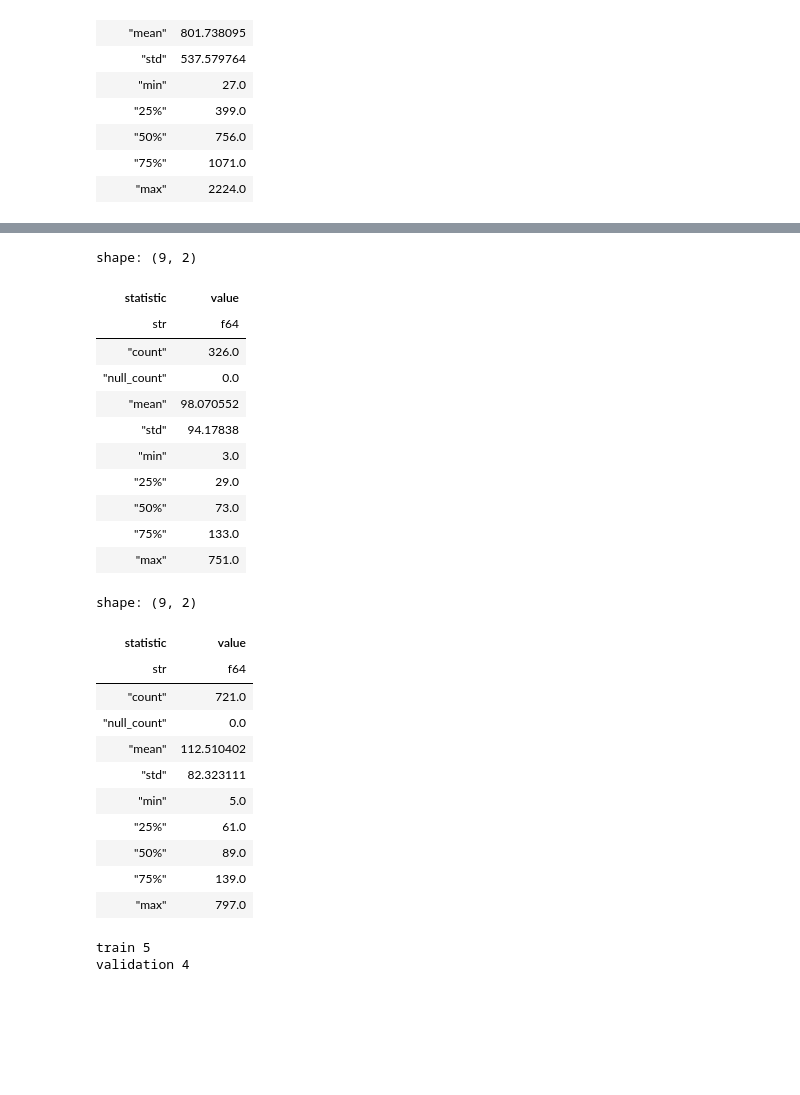
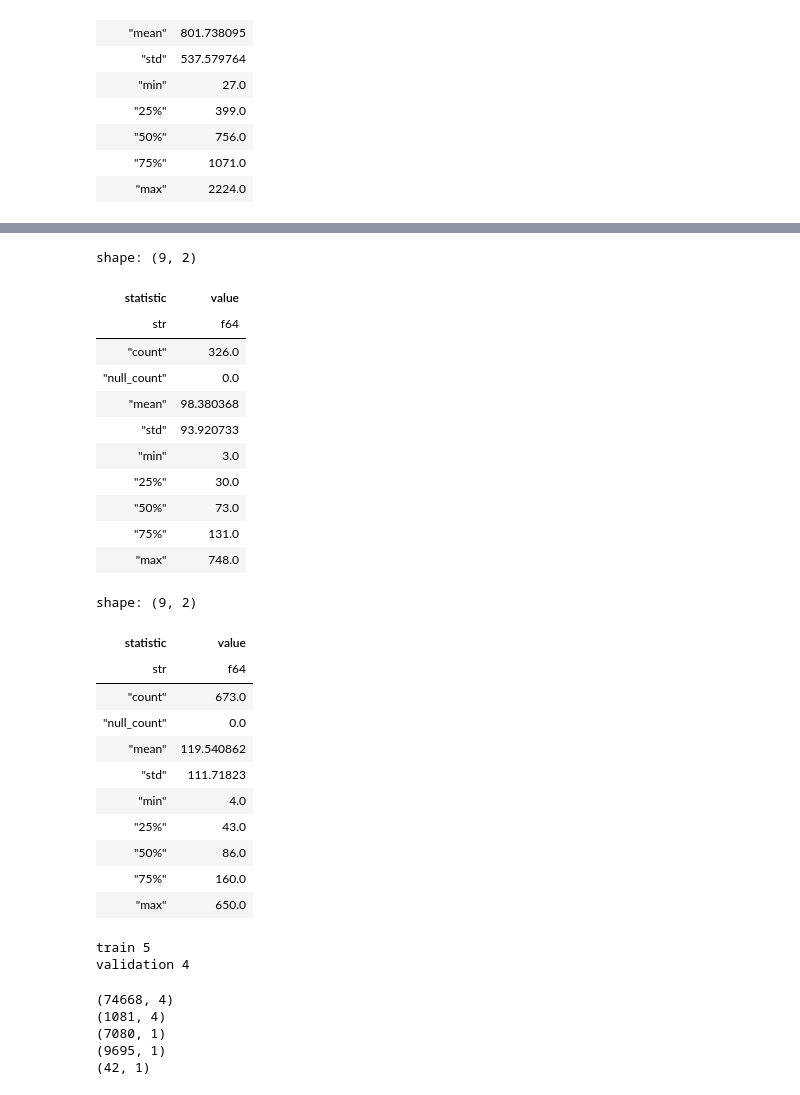
Before and after one commit to NetherQuartz/ilo-toki, a Jupyter notebook: combined-dataset/00_data.ipynb, the cells around one changed output, grey strips where cells are left out. Saved outputs shown, nothing was run; the diff lists cells and outputs as text; code cells hidden in the pictures; blank space fills up the shorter version.

Commit message:
Fix combined data preprocessing

```diff
--- a/combined-dataset/00_data.ipynb
+++ b/combined-dataset/00_data.ipynb
@@ -214,3 +266,6 @@ shape: (9, 2)
 | "50%" | 113.0 |
 | "75%" | 228.0 |
 | "max" | 15212.0 |
+# %%
+df = wiki_dataset["train"].to_polars()
+df["text"].map_elements(clean_text).map_elements(count_tokens).describe()
@@ -301,16 +442,23 @@ for key in ["train", "validation"]:
 # %%
-batch_size = 6
-overlap = 3
+batch_size = 5
+overlap = 2
 
 for key in ["train", "validation"]:
 
     df = wiki_dataset[key].to_polars()
+    df = df.with_columns(pl.col("text").map_elements(clean_text))
 
     exploded = (
         df
         .with_row_index("doc_id")
-        .with_columns(pl.col("text").str.split("\n").alias("paragraphs"))
+
+        # .with_columns(pl.col("text").str.split(". ", inclusive=True).alias("paragraphs"))
+        # .explode("paragraphs")
+
+        .with_columns(pl.col("text").str.split("\n", inclusive=True).alias("paragraphs"))
         .explode("paragraphs")
+
+        .filter(pl.col("paragraphs").str.strip_chars().str.len_chars() > 0)
     )
 
     result = (
@@ -322,11 +470,12 @@ for key in ["train", "validation"]:
         ])
         .group_by(["doc_id", "chunk"], maintain_order=True)
         .agg([
-            pl.col("paragraphs").str.join("\n").alias("text_concat")
+            pl.col("paragraphs").str.join("").alias("text_concat")
         ])
         .sort(["doc_id", "chunk"])
         .select(["doc_id", "text_concat"])
         .rename({"text_concat": "text"})
+        .unique("text")
     )
     new_data[key].append(result[["text"]])
 
@@ -337,64 +486,73 @@ shape: (9, 2)
 | str | f64 |
 | "count" | 326.0 |
 | "null_count" | 0.0 |
-| "mean" | 98.070552 |
-| "std" | 94.17838 |
+| "mean" | 98.380368 |
+| "std" | 93.920733 |
 | "min" | 3.0 |
-| "25%" | 29.0 |
+| "25%" | 30.0 |
 | "50%" | 73.0 |
-| "75%" | 133.0 |
-| "max" | 751.0 |
+| "75%" | 131.0 |
+| "max" | 748.0 |
 # %%
-batch_size = 10
-overlap = 5
+batch_size = 6
+overlap = 1
 
 for key in ["train", "validation"]:
 
     df = poki_dataset[key].to_polars()
+    df = df.with_columns(pl.col("text").map_elements(clean_text))
 
     exploded = (
         df
         .with_row_index("doc_id")
-        .with_columns(pl.col("text").str.split(". ", inclusive=True).alias("sentences"))
+        # .with_columns(pl.col("text").str.split(". ", inclusive=True).alias("sentences"))
+        # .explode("sentences")
+        .with_columns(pl.col("text").str.split("\n", inclusive=True).alias("sentences"))
         .explode("sentences")
+        .filter(pl.col("sentences").str.strip_chars().str.len_chars().is_between(1, 1500))
     )
 
-    exploded = exploded.with_columns(exploded["sentences"].map_elements(count_tokens).alias("tokens"))
+    # exploded = exploded.with_columns(exploded["sentences"].map_elements(count_tokens).alias("tokens"))
 
-    exploded = exploded.filter(exploded["tokens"] < 1000)
-    exploded = exploded.with_columns(exploded["text"].str.strip_chars_start(" \n"))
-    exploded = exploded.filter(exploded["text"].str.len_chars() > 3)
+    # exploded = exploded.filter(exploded["tokens"] < 1000)
+    # exploded = exploded.with_columns(exploded["text"].str.strip_chars_start(" \n"))
+    # exploded = exploded.filter(exploded["text"].str.len_chars() > 3)
+
+    # print(exploded.sort(pl.col("tokens"), descending=True)["sentences"][0])
+    # display(exploded["tokens"].describe())
+    # break
 
     result = (
         exploded
         .with_row_index("row_id")
         .with_columns([
             ((pl.col("row_id") - pl.col("row_id") % (batch_size - overlap)) // (batch_size - overlap))
             .alias("chunk")
         ])
         .group_by(["doc_id", "chunk"], maintain_order=True)
         .agg([
             pl.col("sentences").str.join("").alias("text_concat")
         ])
         .sort(["doc_id", "chunk"])
         .select(["doc_id", "text_concat"])
         .rename({"text_concat": "text"})
+        .unique("text")
     )
     new_data[key].append(result[["text"]])
 
 result["text"].map_elements(count_tokens).describe()
 # %% [output]
 shape: (9, 2)
 | statistic | value |
 | str | f64 |
-| "count" | 721.0 |
+| "count" | 673.0 |
 | "null_count" | 0.0 |
-| "mean" | 112.510402 |
-| "std" | 82.323111 |
-| "min" | 5.0 |
-| "25%" | 61.0 |
-| "50%" | 89.0 |
-| "75%" | 139.0 |
-| "max" | 797.0 |
+| "mean" | 119.540862 |
+| "std" | 111.71823 |
+| "min" | 4.0 |
+| "25%" | 43.0 |
+| "50%" | 86.0 |
+| "75%" | 160.0 |
+| "max" | 650.0 |
 # %%
 for key in ["train"]:
@@ -406,6 +564,15 @@ for key in new_data.keys():
 # %% [output]
 train 5
 validation 4
+# %%
+for d in new_data["train"]:
+    print(d.shape)
+# %% [output]
+(74668, 4)
+(1081, 4)
+(7080, 1)
+(9695, 1)
+(42, 1)
 # %%
 languages = ["en", "ru", "vi"]
 
```
Also changed, not shown: parts of 15 cells of this notebook.
